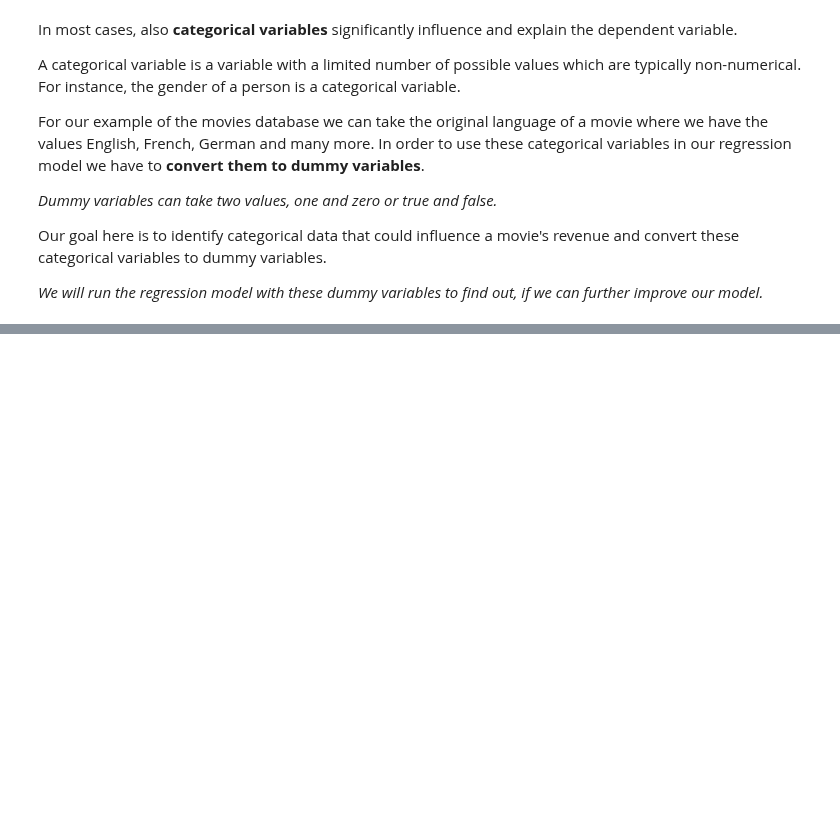
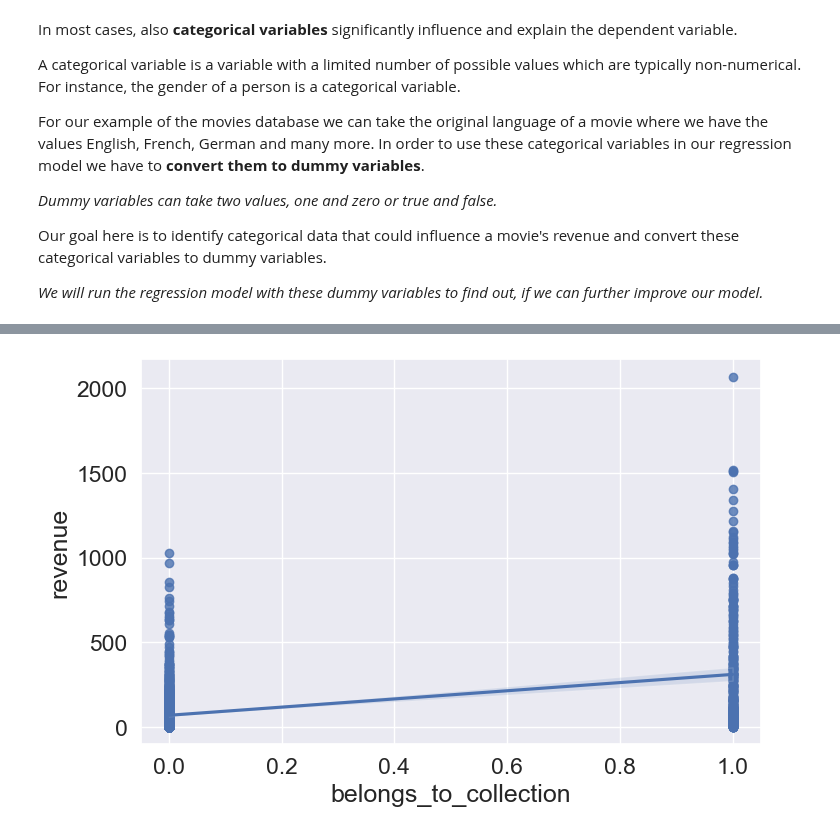
Before and after one commit to mindeleven/Analyzing-financial-data-with-python-and-rust, a Jupyter notebook: algorithmic_trading/python-for-finance-hagmann/Notebooks/ch27014_influence_of_caregorial_variables.ipynb, the cells around one changed output, grey strips where cells are left out. Saved outputs shown, nothing was run; the diff lists cells and outputs as text; code cells hidden in the pictures; blank space fills up the shorter version.

Commit message:
Part one of the code to work with dummy variables for cartegorial data

```diff
--- a/algorithmic_trading/python-for-finance-hagmann/Notebooks/ch27014_influence_of_caregorial_variables.ipynb
+++ b/algorithmic_trading/python-for-finance-hagmann/Notebooks/ch27014_influence_of_caregorial_variables.ipynb
@@ -16,0 +72,4 @@ Our goal here is to identify categorical data that could influence a movie's rev
+# %%
+df = df[(df.revenue > 0) & (df.budget > 0)]
+# %%
+df.loc[:, ["budget", "revenue"]] = df.loc[:, ["budget", "revenue"]] / 1000000
@@ -16,0 +109,4 @@ Our goal here is to identify categorical data that could influence a movie's rev
+# %%
+df.belongs_to_collection = df.belongs_to_collection.notnull()
+# %%
+df.set_index("title", inplace = True)
@@ -16,0 +130,7 @@ Our goal here is to identify categorical data that could influence a movie's rev
+# %%
+plt.figure(figsize = (8, 5))
+sns.set(font_scale=1.5)
+sns.regplot(x = "belongs_to_collection", y = "revenue", data = df)
+plt.show()
+# %% [output]
+[figure, added]
```
Also changed, not shown: parts of 17 cells of this notebook.
